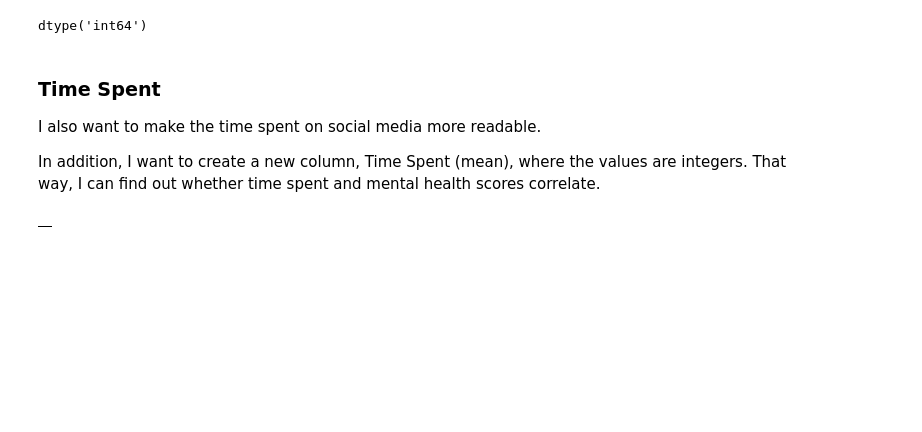
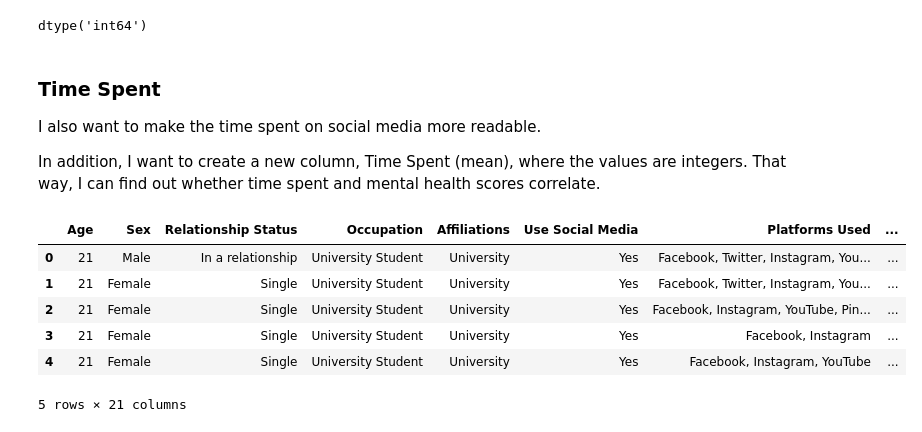
Before and after one commit to allygee/smmh_project, a Jupyter notebook: Social Media Mental Heallth Notebook.ipynb, the cells around one changed output. Saved outputs shown, nothing was run; the diff lists cells and outputs as text; code cells hidden in the pictures; blank space fills up the shorter version.

```diff
--- a/Social Media Mental Heallth Notebook.ipynb
+++ b/Social Media Mental Heallth Notebook.ipynb
@@ -165,17 +160,33 @@ In addition, I want to create a new column, Time Spent (mean), where the values
 # %%
 #Create more readable values
 data['Time Spent'].replace(['Between 2 and 3 hours', 'More than 5 hours', 'Between 3 and 4 hours',
  'Less than an Hour', 'Between 1 and 2 hours', 'Between 4 and 5 hours'], ['2-3 hours', '>5 hours', '3-4 hours', '<1 hour', '1-2 hours', '4-5 hours'], inplace=True)
 
 #check
 data['Time Spent'].unique()
 
 #Create a column of time spent as an integer.
-timespent = pd.DataFrame(data['Time Spent'].replace(['2-3 hours', '>5 hours', '3-4 hours', '<1 hour', '1-2 hours', '4-5 hours'], [2.5, 5, 3.5, 0.5, 1.5, 4.5], inplace = True))
-#timespent = timespent.rename(columns={'Time Spent': 'Time (hours)'})
-timespent.head()
+#Specify conditions for our new time values to be assigned.
+conditions = [
+    (data['Time Spent'] == '<1 hour'),
+    (data['Time Spent'] == '1-2 hours'),
+    (data['Time Spent'] == '2-3 hours'),
+    (data['Time Spent'] == '3-4 hours'),
+    (data['Time Spent'] == '4-5 hours'),
+    (data['Time Spent'] == '>5 hours'),
+]
 
-#data = pd.concat(data, timespent)
-#data.head
+#Creating time values using the upper bounds of the range given (to avoid using 0 on the <1 values)
+time_values = [1, 2, 3, 4, 5, 6]
+
+#Create a new column for Time Spent with our new values for each categorical time slot.
+data['Time (hrs)'] = np.select(conditions, time_values)
+data.head()
 # %% [output]
-|  |
+|  | Age | Sex | Relationship Status | Occupation | Affiliations | Use Social Media | Platforms Used | ... |
+| 0 | 21 | Male | In a relationship | University Student | University | Yes | Facebook, Twitter, Instagram, You... | ... |
+| 1 | 21 | Female | Single | University Student | University | Yes | Facebook, Twitter, Instagram, You... | ... |
+| 2 | 21 | Female | Single | University Student | University | Yes | Facebook, Instagram, YouTube, Pin... | ... |
+| 3 | 21 | Female | Single | University Student | University | Yes | Facebook, Instagram | ... |
+| 4 | 21 | Female | Single | University Student | University | Yes | Facebook, Instagram, YouTube | ... |
+5 rows × 21 columns
```
Also changed, not shown: parts of 6 cells of this notebook.
